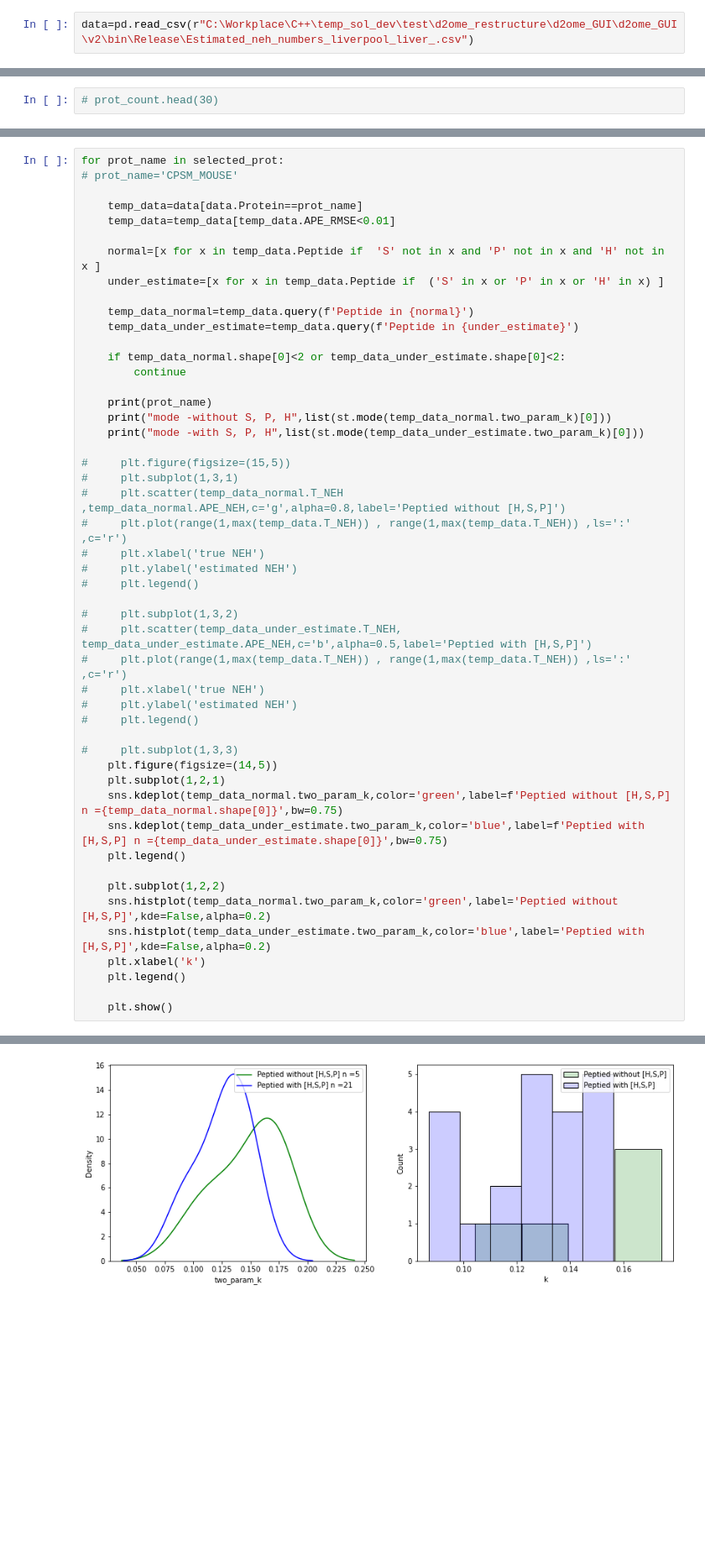
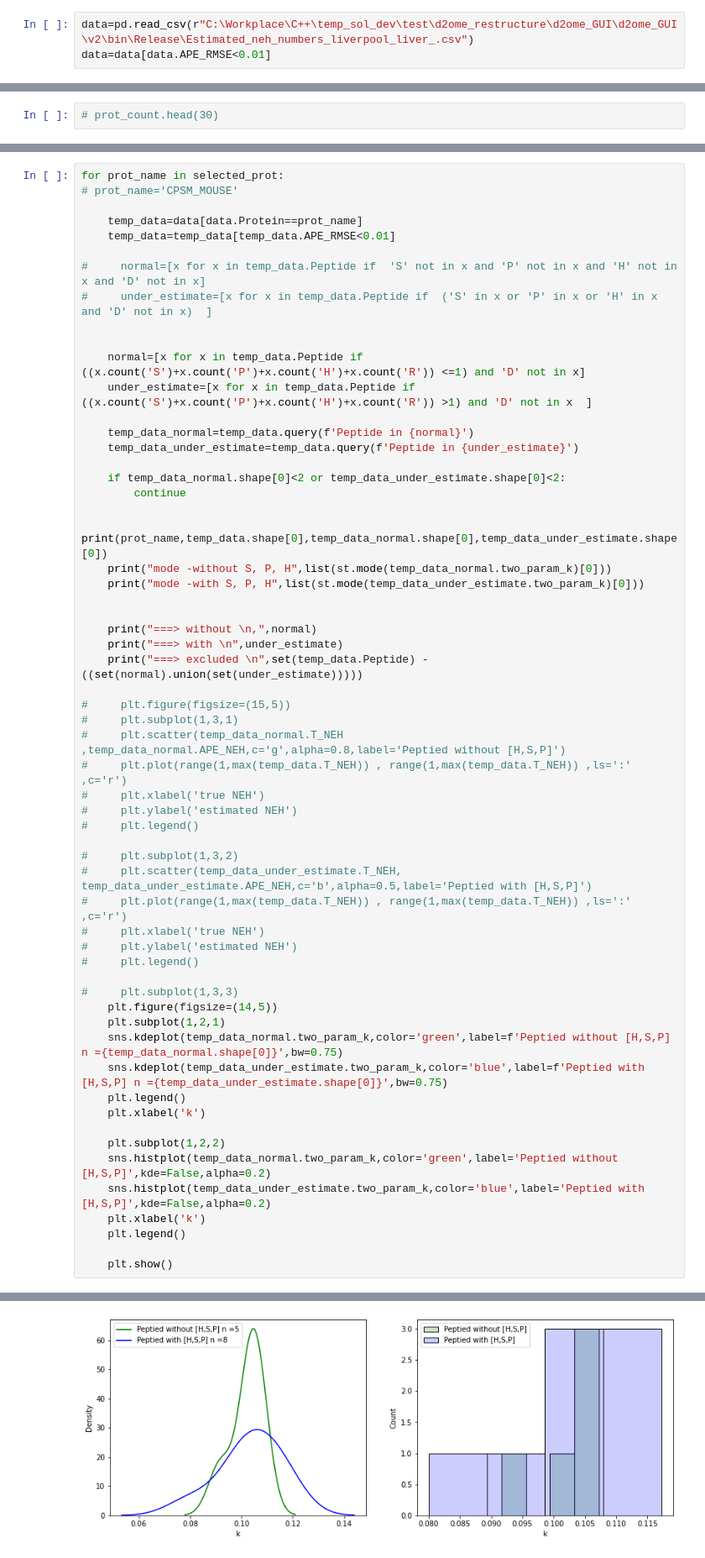
Before and after one commit to henockmamo54/Analysis_for_neh_paper, a Jupyter notebook: Final/Experimental_result/check_rates_for_AA_diff/Peptides with H,S,P.ipynb, the cells around one changed output, grey strips where cells are left out. Shown: that part at 84% size. Saved outputs shown, nothing was run; the diff lists cells and outputs as text; blank space fills up the shorter version.

```diff
--- a/Final/Experimental_result/check_rates_for_AA_diff/Peptides with H,S,P.ipynb
+++ b/Final/Experimental_result/check_rates_for_AA_diff/Peptides with H,S,P.ipynb
@@ -12,6 +12,7 @@ from scipy import stats as st
 warnings.filterwarnings("ignore")
 # %%
 data=pd.read_csv(r"C:\Workplace\C++\temp_sol_dev\test\d2ome_restructure\d2ome_GUI\d2ome_GUI\v2\bin\Release\Estimated_neh_numbers_liverpool_liver_.csv")
+data=data[data.APE_RMSE<0.01]
 # %%
 prot_count=pd.DataFrame(np.unique(data.Protein,return_counts=True)).transpose()
 prot_count.columns=['Protein','Pep_count']
@@ -26,8 +29,12 @@ for prot_name in selected_prot:
     temp_data=data[data.Protein==prot_name]
     temp_data=temp_data[temp_data.APE_RMSE<0.01]
 
-    normal=[x for x in temp_data.Peptide if  'S' not in x and 'P' not in x and 'H' not in x ]
-    under_estimate=[x for x in temp_data.Peptide if  ('S' in x or 'P' in x or 'H' in x) ]
+#     normal=[x for x in temp_data.Peptide if  'S' not in x and 'P' not in x and 'H' not in x and 'D' not in x]
+#     under_estimate=[x for x in temp_data.Peptide if  ('S' in x or 'P' in x or 'H' in x and 'D' not in x)  ]
+
+
+    normal=[x for x in temp_data.Peptide if  ((x.count('S')+x.count('P')+x.count('H')+x.count('R')) <=1) and 'D' not in x]
+    under_estimate=[x for x in temp_data.Peptide if  ((x.count('S')+x.count('P')+x.count('H')+x.count('R')) >1) and 'D' not in x  ]
 
     temp_data_normal=temp_data.query(f'Peptide in {normal}')
     temp_data_under_estimate=temp_data.query(f'Peptide in {under_estimate}')
@@ -35,9 +42,14 @@ for prot_name in selected_prot:
     if temp_data_normal.shape[0]<2 or temp_data_under_estimate.shape[0]<2:
         continue
 
-    print(prot_name)
+    print(prot_name,temp_data.shape[0],temp_data_normal.shape[0],temp_data_under_estimate.shape[0])
     print("mode -without S, P, H",list(st.mode(temp_data_normal.two_param_k)[0]))
     print("mode -with S, P, H",list(st.mode(temp_data_under_estimate.two_param_k)[0]))
+
+
+    print("===> without \n,",normal)
+    print("===> with \n",under_estimate)
+    print("===> excluded \n",set(temp_data.Peptide) - ((set(normal).union(set(under_estimate)))))
 
 #     plt.figure(figsize=(15,5))
 #     plt.subplot(1,3,1)
@@ -60,6 +72,7 @@ for prot_name in selected_prot:
     sns.kdeplot(temp_data_normal.two_param_k,color='green',label=f'Peptied without [H,S,P] n ={temp_data_normal.shape[0]}',bw=0.75)
     sns.kdeplot(temp_data_under_estimate.two_param_k,color='blue',label=f'Peptied with [H,S,P] n ={temp_data_under_estimate.shape[0]}',bw=0.75)
     plt.legend()
+    plt.xlabel('k')
 
     plt.subplot(1,2,2)
     sns.histplot(temp_data_normal.two_param_k,color='green',label='Peptied without [H,S,P]',kde=False,alpha=0.2)
@@ -91 +134 @@ mode -with S, P, H [0.08706]
-[figure, old version]
+[figure, new version]
```
Also changed, not shown: parts of 2 cells of this notebook.
